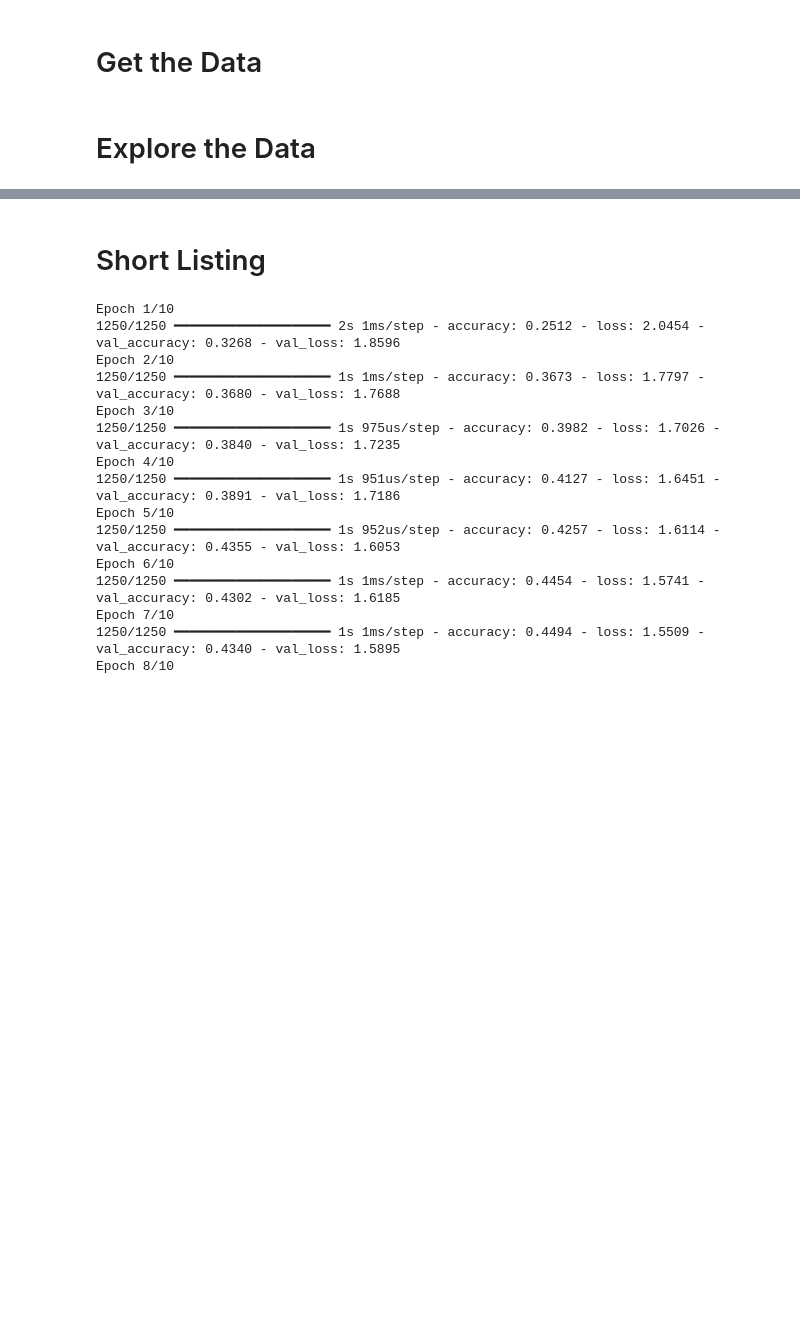
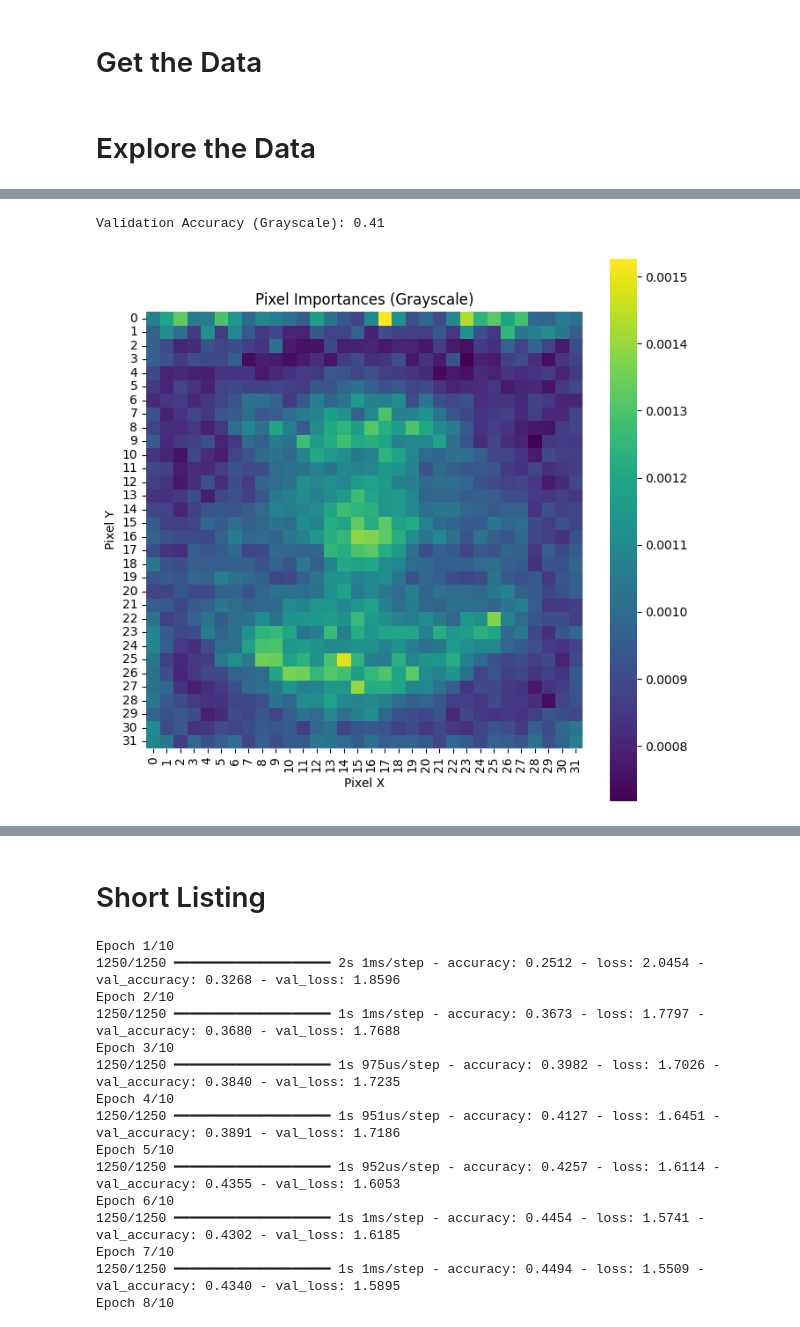
Before and after one commit to bradenkirkpatrick/NN-final, a Jupyter notebook: main.ipynb, the cells around one changed output, grey strips where cells are left out. Drawn from its saved outputs; the diff is of its cells as text; code cells hidden in the pictures; blank space fills up the shorter version.

```diff
--- a/main.ipynb
+++ b/main.ipynb
@@ -115,0 +151,39 @@ y_test = np.array(y_test).reshape(-1, 1)
+# %%
+def convert_to_grayscale(data):
+    gray_data = []
+    for image in data:
+        # Reshape the flat image array to (32, 32, 3)
+        color_image = np.array(image).reshape(3, 32, 32).transpose(1, 2, 0)
+        # Convert to grayscale
+        gray_image = cv2.cvtColor(color_image, cv2.COLOR_RGB2GRAY)
+        # Flatten the grayscale image back to a 1D array
+        gray_data.append(gray_image.flatten())
+    return gray_data
+
+# Convert datasets to grayscale
+X_train_gray = convert_to_grayscale(X_train)
+X_valid_gray = convert_to_grayscale(X_valid)
+X_test_gray = convert_to_grayscale(X_test)
+# %%
+RFC = RandomForestClassifier(n_estimators=100, random_state=42)
+RFC.fit(X_train_gray, y_train)
+# Predict on the validation set
+y_pred = RFC.predict(X_valid_gray)
+# %%
+# Reshape the importances to match the image dimensions (32x32 for grayscale)
+importances = RFC.feature_importances_
+pixel_importances = importances.reshape(32, 32)
+
+# Print accuracy
+accuracy = np.mean(y_pred == y_valid)
+print(f"Validation Accuracy (Grayscale): {accuracy:.2f}")
+
+plt.figure(figsize=(8, 8))
+sns.heatmap(pixel_importances, cmap='viridis', cbar=True, square=True)
+plt.title('Pixel Importances (Grayscale)')
+plt.xlabel('Pixel X')
+plt.ylabel('Pixel Y')
+plt.show()
+# %% [output]
+Validation Accuracy (Grayscale): 0.41
+[figure, added]
```
Also changed, not shown: parts of 25 cells of this notebook.
